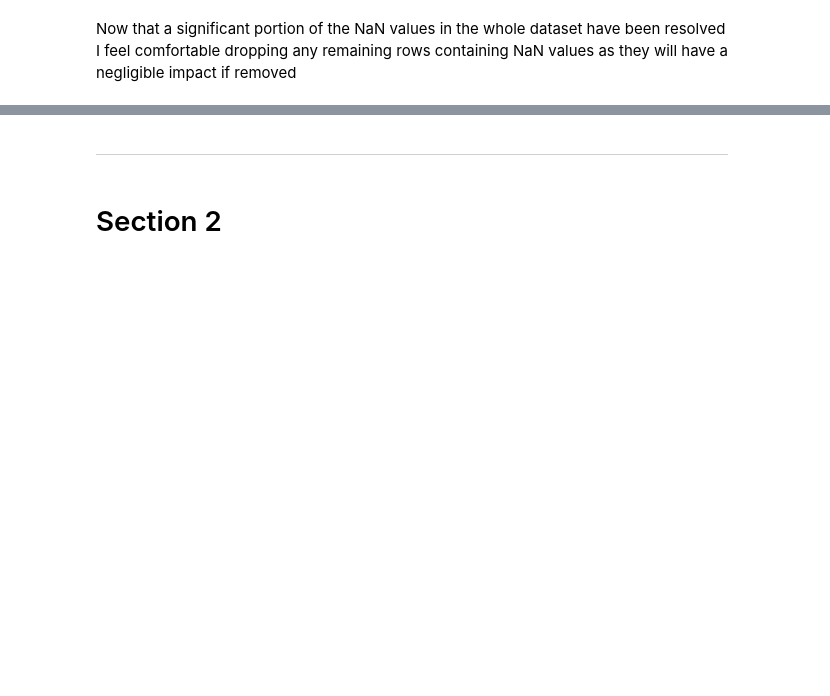
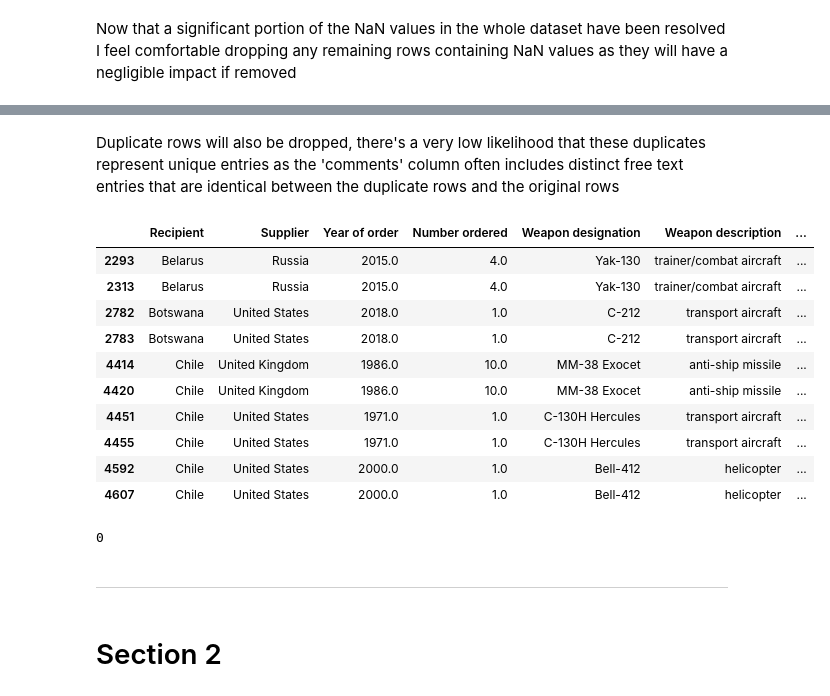
Before and after one commit to J-Bicheno/Arms-Import-Export-Analysis, a Jupyter notebook: jupyter_notebooks/ETL_Pipeline.ipynb, the cells around one changed output, grey strips where cells are left out. Cells and saved outputs as stored; diff of their text form; code cells hidden in the pictures; blank space fills up the shorter version.

Commit message:
remaining NaN and dupe values handled

```diff
--- a/jupyter_notebooks/ETL_Pipeline.ipynb
+++ b/jupyter_notebooks/ETL_Pipeline.ipynb
@@ -189,3 +190,7 @@ arms_df.head()
 | 4 | Afghanistan | Soviet Union | 1973.0 | 100.0 | T-62 | tank | ... |
 # %% [markdown]
 Now that a significant portion of the NaN values in the whole dataset have been resolved I feel comfortable dropping any remaining rows containing NaN values as they will have a negligible impact if removed
+# %%
+# drop any remaining rows with NaN values
+arms_df = arms_df.dropna()
+arms_df.isnull().sum()
@@ -192,3 +211,27 @@ Now that a significant portion of the NaN values in the whole dataset have been
+# %% [markdown]
+Duplicate rows will also be dropped, there's a very low likelihood that these duplicates represent unique entries as the 'comments' column often includes distinct free text entries that are identical between the duplicate rows and the original rows
+# %%
+# dataframe containing only duplicate rows paired with their original rows
+duplicate_rows = arms_df[arms_df.duplicated(keep=False)]
+duplicate_rows.head(10)
+# %% [output]
+|  | Recipient | Supplier | Year of order | Number ordered | Weapon designation | Weapon description | ... |
+| 2293 | Belarus | Russia | 2015.0 | 4.0 | Yak-130 | trainer/combat aircraft | ... |
+| 2313 | Belarus | Russia | 2015.0 | 4.0 | Yak-130 | trainer/combat aircraft | ... |
+| 2782 | Botswana | United States | 2018.0 | 1.0 | C-212 | transport aircraft | ... |
+| 2783 | Botswana | United States | 2018.0 | 1.0 | C-212 | transport aircraft | ... |
+| 4414 | Chile | United Kingdom | 1986.0 | 10.0 | MM-38 Exocet | anti-ship missile | ... |
+| 4420 | Chile | United Kingdom | 1986.0 | 10.0 | MM-38 Exocet | anti-ship missile | ... |
+| 4451 | Chile | United States | 1971.0 | 1.0 | C-130H Hercules | transport aircraft | ... |
+| 4455 | Chile | United States | 1971.0 | 1.0 | C-130H Hercules | transport aircraft | ... |
+| 4592 | Chile | United States | 2000.0 | 1.0 | Bell-412 | helicopter | ... |
+| 4607 | Chile | United States | 2000.0 | 1.0 | Bell-412 | helicopter | ... |
+# %%
+# drop duplicated rows
+arms_df = arms_df.drop_duplicates()
+arms_df.duplicated().sum()
+# %% [output]
+0
 # %% [markdown]
 ---
 # %% [markdown]
```
Also changed, not shown: parts of 2 cells of this notebook.
